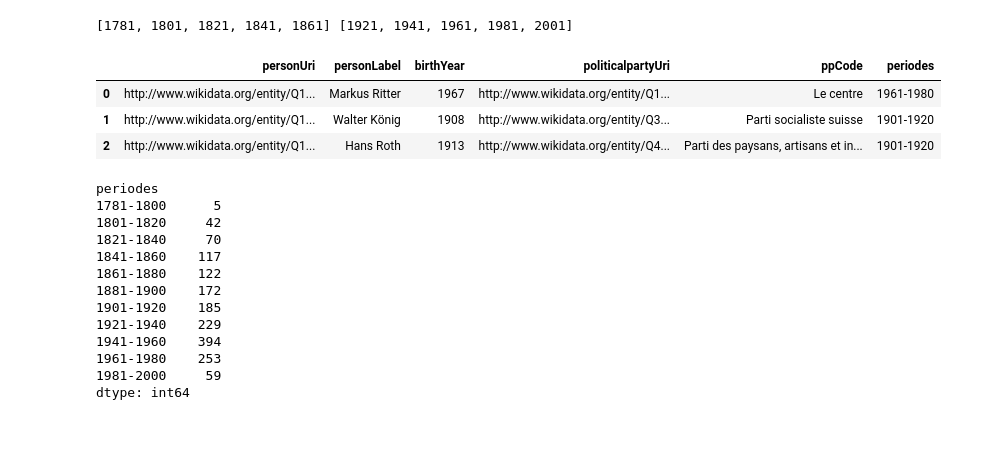
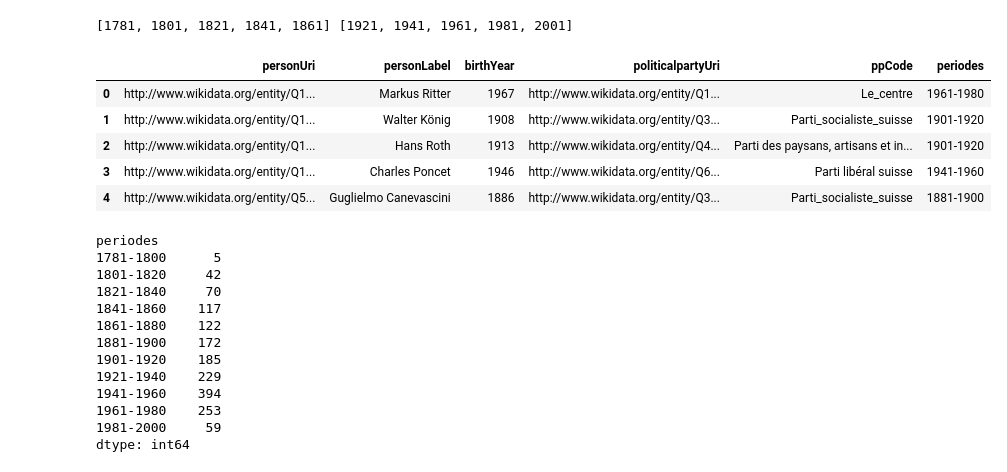
Before and after one commit to tbu02/swiss_national_council, a Jupyter notebook: notebooks_jupyter/wdt_distribution_partis_triplestore.ipynb, the cells around one changed output. Saved outputs shown, nothing was run; the diff lists cells and outputs as text; code cells hidden in the pictures; blank space fills up the shorter version.

```diff
--- a/notebooks_jupyter/wdt_distribution_partis_triplestore.ipynb
+++ b/notebooks_jupyter/wdt_distribution_partis_triplestore.ipynb
@@ -129,17 +129,17 @@ def code_politicalparty(pp_uri):
     if pp_uri == 'http://www.wikidata.org/entity/Q13850128':
         a = 'Parti radical-démocratique'
     elif pp_uri =='http://www.wikidata.org/entity/Q303745':
-        a = 'Parti socialiste suisse'
+        a = 'Parti_socialiste_suisse'
     elif pp_uri =='http://www.wikidata.org/entity/Q659461':
-        a = 'Parti démocrate-chrétien'
+        a = 'Parti_démocrate_chrétien'
     elif pp_uri =='http://www.wikidata.org/entity/Q385258':
-        a = 'Union démocratique du centre'
+        a = 'Union_démocratique_du_centre'
     elif pp_uri =='http://www.wikidata.org/entity/Q202638':
-        a = 'Parti libéral-radical'
+        a = 'Parti_libéral_radical'
     elif pp_uri =='http://www.wikidata.org/entity/Q667785':
         a = 'Parti libéral suisse'
     elif pp_uri =='http://www.wikidata.org/entity/Q100934025':
-        a = 'Le centre'
+        a = 'Le_centre'
     elif pp_uri =='http://www.wikidata.org/entity/Q477228':
         a = 'Parti des paysans, artisans et indépendants'
     elif pp_uri =='http://www.wikidata.org/entity/Q667718':
@@ -155,7 +155,7 @@ def code_politicalparty(pp_uri):
     elif pp_uri =='http://www.wikidata.org/entity/Q667836':
         a = 'Union démocratique fédérale'
     elif pp_uri =='http://www.wikidata.org/entity/Q659739':
-        a = 'Les Verts'
+        a = 'Les_Verts'
     elif pp_uri =='http://www.wikidata.org/entity/Q545900':
         a = 'Vertlibéraux'
     else:
@@ -266,21 +266,23 @@ print(l_25[:5],l_25[-5:])
 # %%
 ### fonction pd.cut : https://pandas.pydata.org/pandas-docs/stable/reference/api/pandas.cut.html
 # On ajoute une nouvelle colonne qui contient la période sur la base de la liste précédente
 # et de la valeur de l'année
 
 cdf_p['periodes'] = pd.cut(cdf_p['birthYear'], l_25, right=False)
 
 ### Transformer le code ajouté pour qu'il soit plus lisible
 # noter qu'on a arrondi les valeurs
 cdf_p['periodes'] = cdf_p['periodes'].apply(lambda x : str(int(x.left))+'-'+ str(int(x.right)-1))
 
 # Inspection
-cdf_p.head(3)
+cdf_p.head(5)
 # %% [output]
 |  | personUri | personLabel | birthYear | politicalpartyUri | ppCode | periodes |
-| 0 | http://www.wikidata.org/entity/Q1... | Markus Ritter | 1967 | http://www.wikidata.org/entity/Q1... | Le centre | 1961-1980 |
-| 1 | http://www.wikidata.org/entity/Q1... | Walter König | 1908 | http://www.wikidata.org/entity/Q3... | Parti socialiste suisse | 1901-1920 |
+| 0 | http://www.wikidata.org/entity/Q1... | Markus Ritter | 1967 | http://www.wikidata.org/entity/Q1... | Le_centre | 1961-1980 |
+| 1 | http://www.wikidata.org/entity/Q1... | Walter König | 1908 | http://www.wikidata.org/entity/Q3... | Parti_socialiste_suisse | 1901-1920 |
 | 2 | http://www.wikidata.org/entity/Q1... | Hans Roth | 1913 | http://www.wikidata.org/entity/Q4... | Parti des paysans, artisans et in... | 1901-1920 |
+| 3 | http://www.wikidata.org/entity/Q1... | Charles Poncet | 1946 | http://www.wikidata.org/entity/Q6... | Parti libéral suisse | 1941-1960 |
+| 4 | http://www.wikidata.org/entity/Q5... | Guglielmo Canevascini | 1886 | http://www.wikidata.org/entity/Q3... | Parti_socialiste_suisse | 1881-1900 |
 # %%
 ### compter les naissances par périodes de 20 ans
 cdf_p.groupby(by='periodes',observed=False).size()
```
Also changed, not shown: parts of 35 cells of this notebook, 4 other files.
